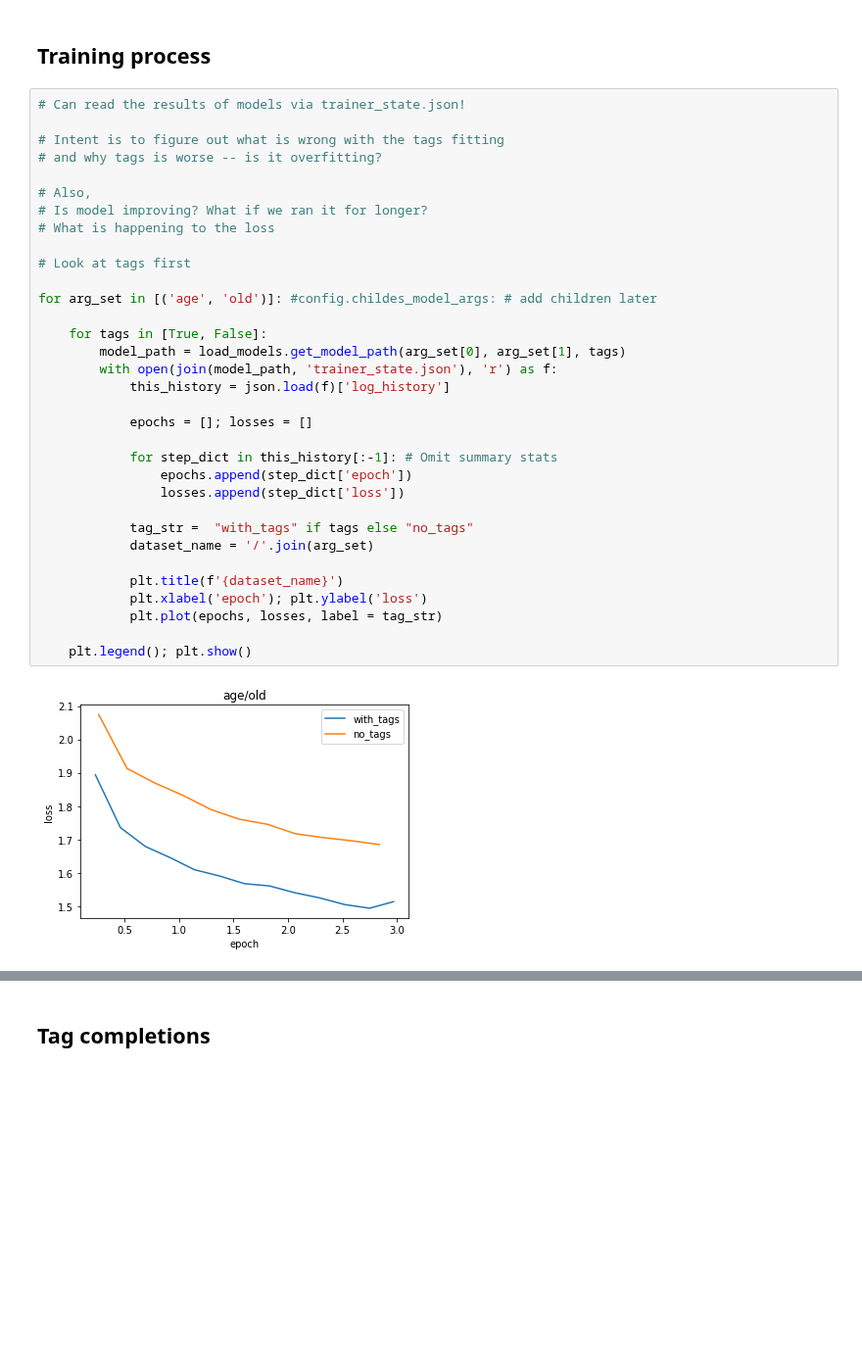
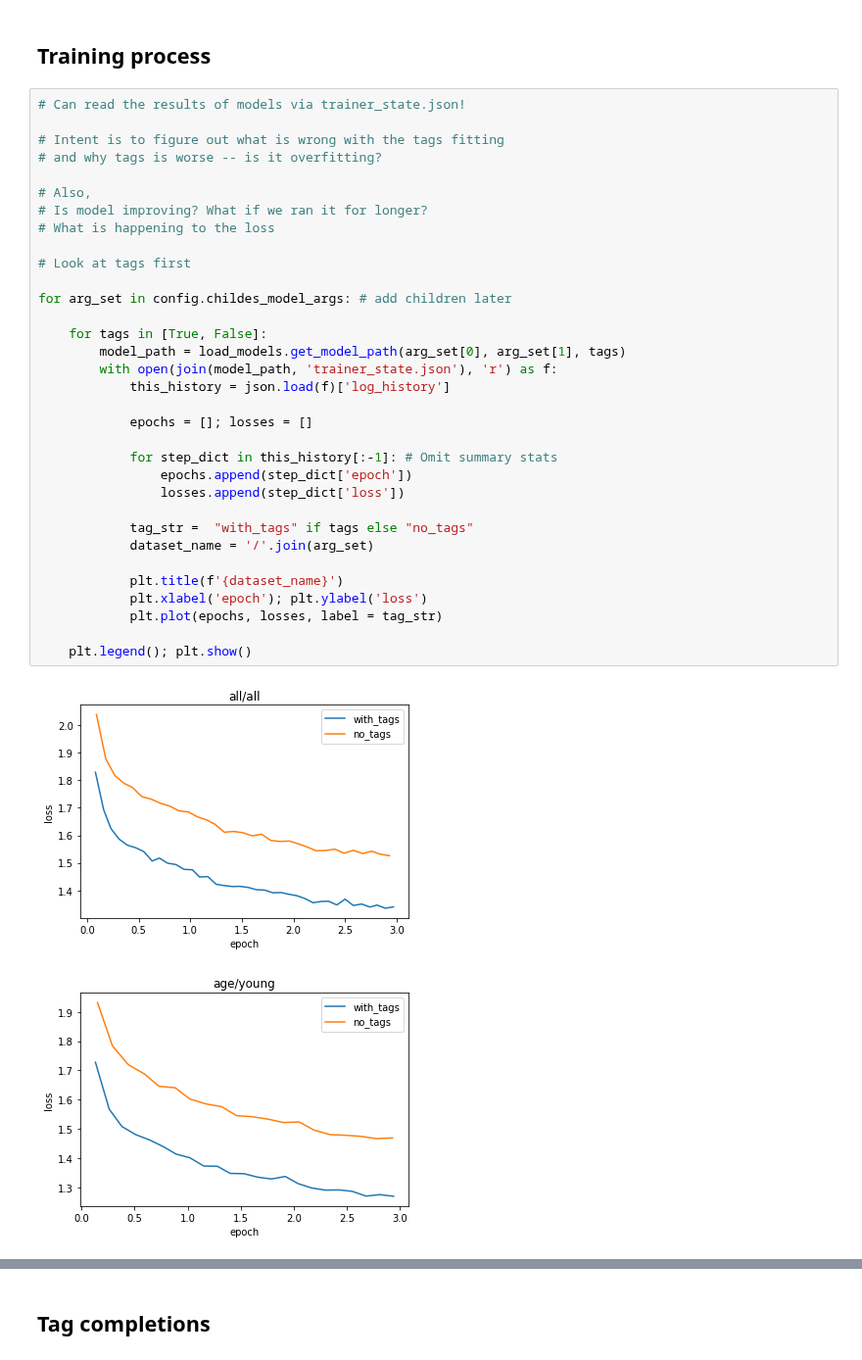
Before and after one commit to smeylan/child-directed-listening, a Jupyter notebook: Model behavior analyses.ipynb, the cells around one changed output, grey strips where cells are left out. Shown at 98% size. Drawn from its saved outputs; the diff is of its cells as text; blank space fills up the shorter version.

Commit message:
on current split, models across time analyses outputs

```diff
--- a/Model behavior analyses.ipynb
+++ b/Model behavior analyses.ipynb
@@ -30,32 +30,33 @@ importlib.reload(load_models)
 # Intent is to figure out what is wrong with the tags fitting
 # and why tags is worse -- is it overfitting?
 
 # Also,
 # Is model improving? What if we ran it for longer?
 # What is happening to the loss
 
 # Look at tags first
 
-for arg_set in [('age', 'old')]: #config.childes_model_args: # add children later
+for arg_set in config.childes_model_args: # add children later
 
     for tags in [True, False]:
         model_path = load_models.get_model_path(arg_set[0], arg_set[1], tags)
         with open(join(model_path, 'trainer_state.json'), 'r') as f:
             this_history = json.load(f)['log_history']
 
             epochs = []; losses = []
 
             for step_dict in this_history[:-1]: # Omit summary stats
                 epochs.append(step_dict['epoch'])
                 losses.append(step_dict['loss'])
 
             tag_str =  "with_tags" if tags else "no_tags"
             dataset_name = '/'.join(arg_set)
 
             plt.title(f'{dataset_name}')
             plt.xlabel('epoch'); plt.ylabel('loss')
             plt.plot(epochs, losses, label = tag_str)
 
     plt.legend(); plt.show()
 # %% [output]
-[figure, old version]
+[figure, new version]
+[figure, added]
```
Also changed, not shown: parts of 18 cells of this notebook, 7 other files.
